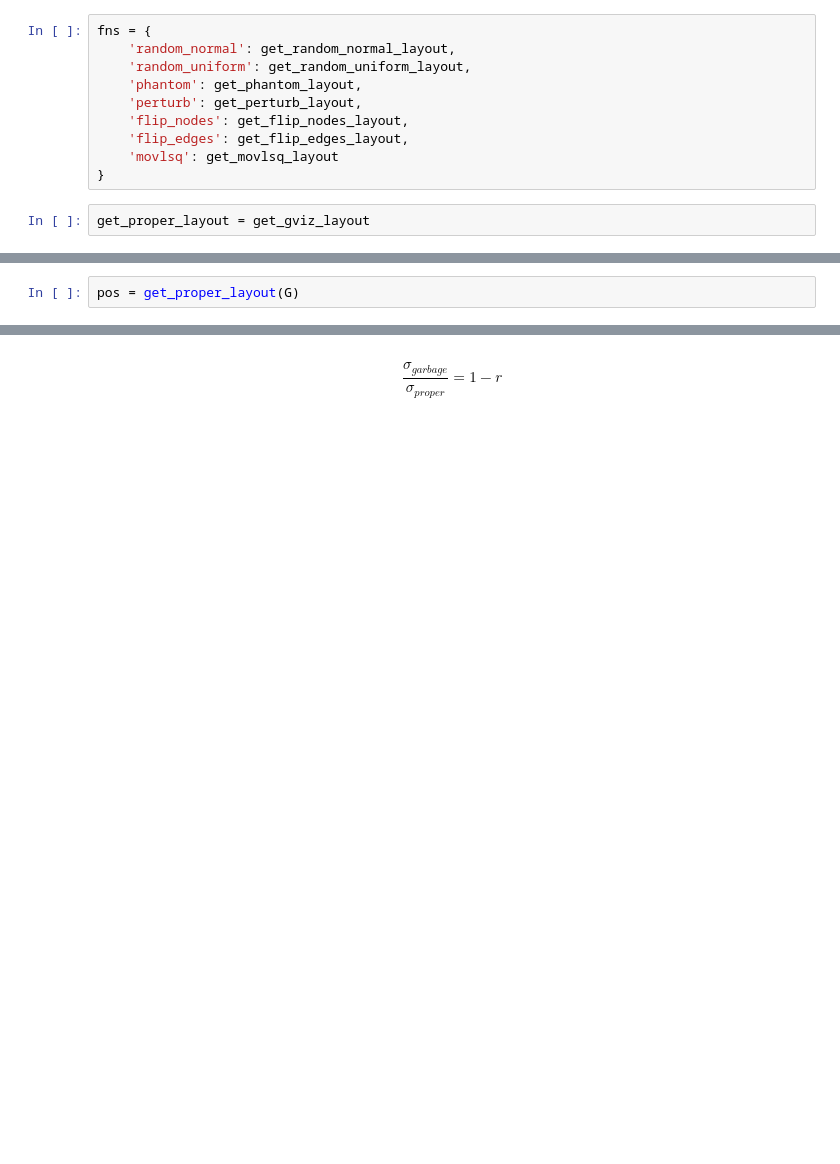
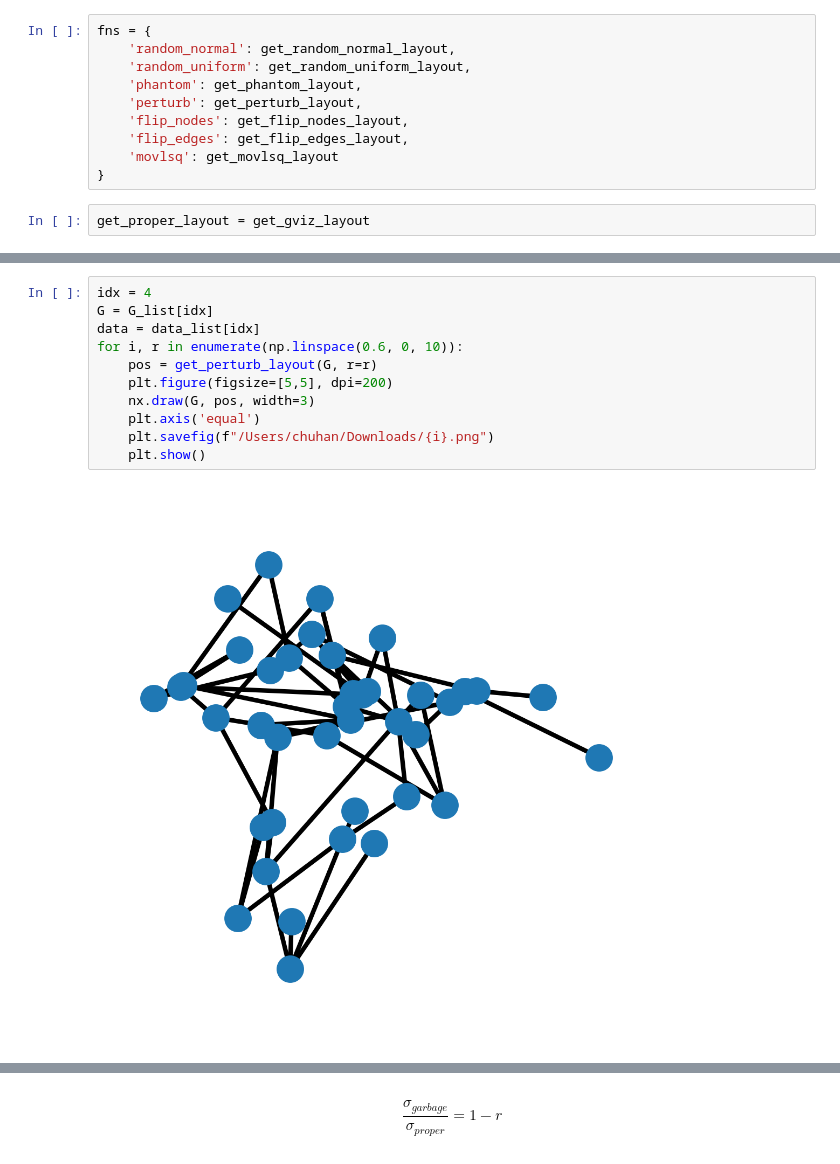
Before and after one commit to zhenxingCui/deepgd, a Jupyter notebook: layouts.ipynb, the cells around one changed output, grey strips where cells are left out. Cells and saved outputs as stored; diff of their text form; blank space fills up the shorter version.

```diff
--- a/layouts.ipynb
+++ b/layouts.ipynb
@@ -171,2 +188,0 @@ data = data_list[100]
-# %%
-pos = get_proper_layout(G)
@@ -176,0 +242,13 @@ get_stress(pos, data)
+# %%
+idx = 4
+G = G_list[idx]
+data = data_list[idx]
+for i, r in enumerate(np.linspace(0.6, 0, 10)):
+    pos = get_perturb_layout(G, r=r)
+    plt.figure(figsize=[5,5], dpi=200)
+    nx.draw(G, pos, width=3)
+    plt.axis('equal')
+    plt.savefig(f"/Users/chuhan/Downloads/{i}.png")
+    plt.show()
+# %% [output]
+[figure, added]
```
Also changed, not shown: parts of 20 cells of this notebook, 23 other files.
